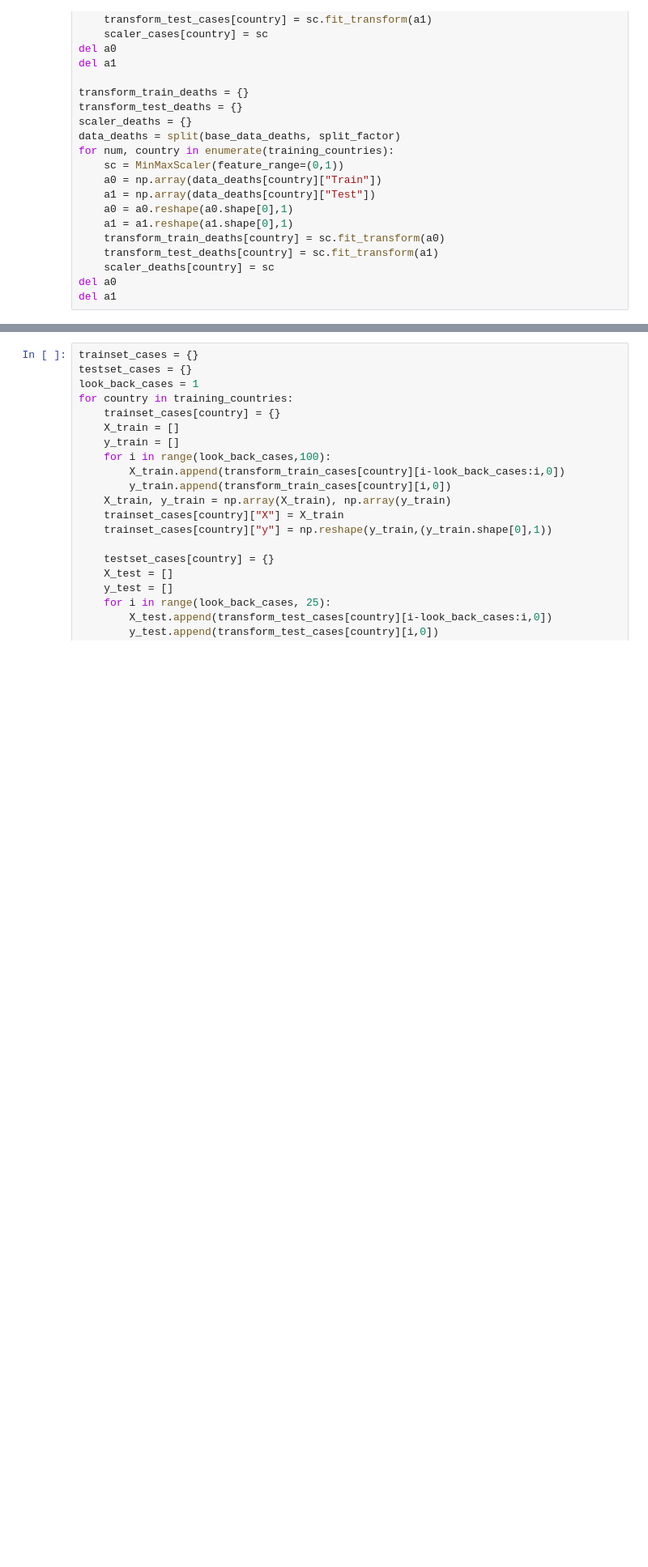
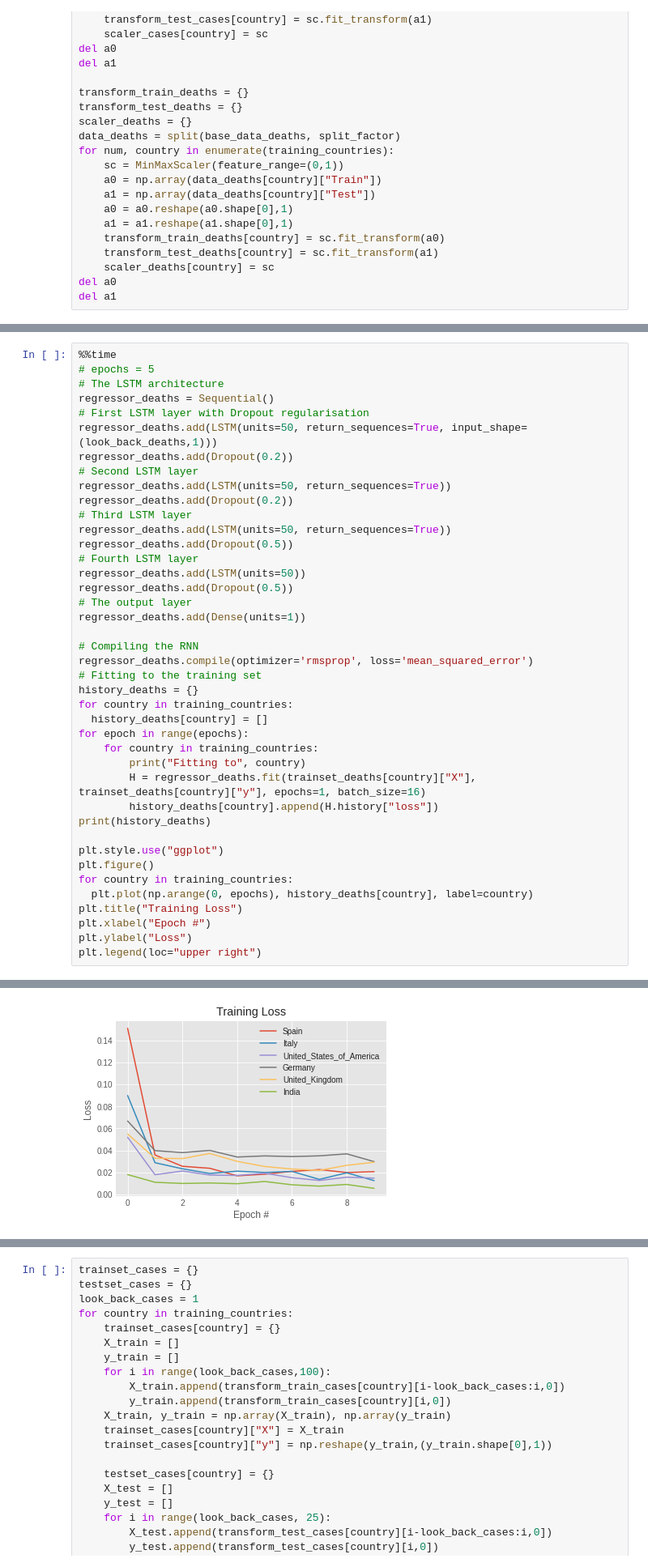
Before and after one commit to kartika-nair/Benchmarking_Of_NODE, a Jupyter notebook: Visualisation.ipynb, the cells around one changed output, grey strips where cells are left out. Shown at 81% size. Drawn from its saved outputs; the diff is of its cells as text; blank space fills up the shorter version.

```diff
--- a/Visualisation.ipynb
+++ b/Visualisation.ipynb
@@ -312,0 +486,42 @@ India (26, 1)
+# %%
+%%time
+# epochs = 5
+# The LSTM architecture
+regressor_deaths = Sequential()
+# First LSTM layer with Dropout regularisation
+regressor_deaths.add(LSTM(units=50, return_sequences=True, input_shape=(look_back_deaths,1)))
+regressor_deaths.add(Dropout(0.2))
+# Second LSTM layer
+regressor_deaths.add(LSTM(units=50, return_sequences=True))
+regressor_deaths.add(Dropout(0.2))
+# Third LSTM layer
+regressor_deaths.add(LSTM(units=50, return_sequences=True))
+regressor_deaths.add(Dropout(0.5))
+# Fourth LSTM layer
+regressor_deaths.add(LSTM(units=50))
+regressor_deaths.add(Dropout(0.5))
+# The output layer
+regressor_deaths.add(Dense(units=1))
+
+# Compiling the RNN
+regressor_deaths.compile(optimizer='rmsprop', loss='mean_squared_error')
+# Fitting to the training set
+history_deaths = {}
+for country in training_countries:
+  history_deaths[country] = []
+for epoch in range(epochs):
+    for country in training_countries:
+        print("Fitting to", country)
+        H = regressor_deaths.fit(trainset_deaths[country]["X"], trainset_deaths[country]["y"], epochs=1, batch_size=16)
+        history_deaths[country].append(H.history["loss"])
+print(history_deaths)
+
+plt.style.use("ggplot")
+plt.figure()
+for country in training_countries:
+  plt.plot(np.arange(0, epochs), history_deaths[country], label=country)
+plt.title("Training Loss")
+plt.xlabel("Epoch #")
+plt.ylabel("Loss")
+plt.legend(loc="upper right")
+# %% [output]
@@ -312,0 +545 @@ India (26, 1)
+[figure, added]
```
Also changed, not shown: parts of 45 cells of this notebook.
